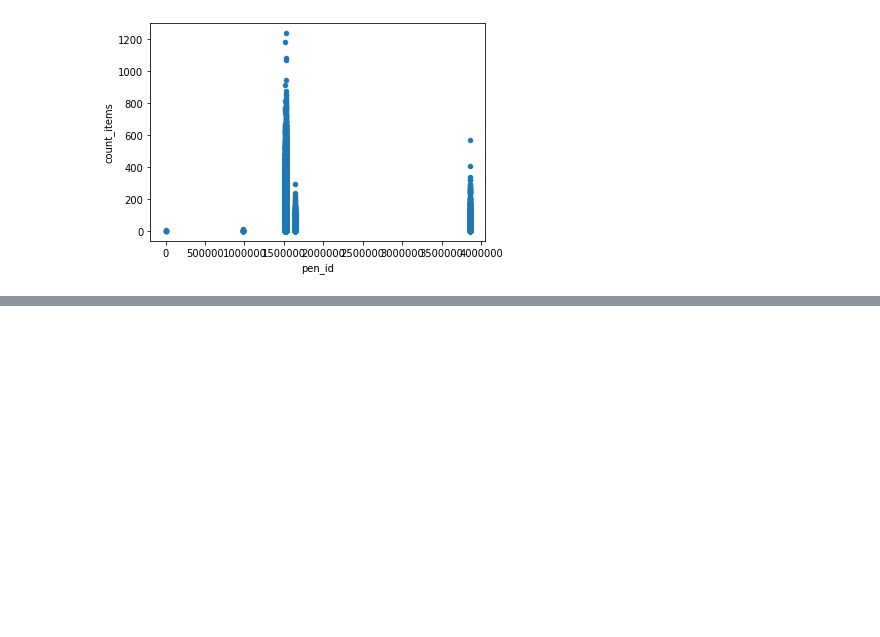
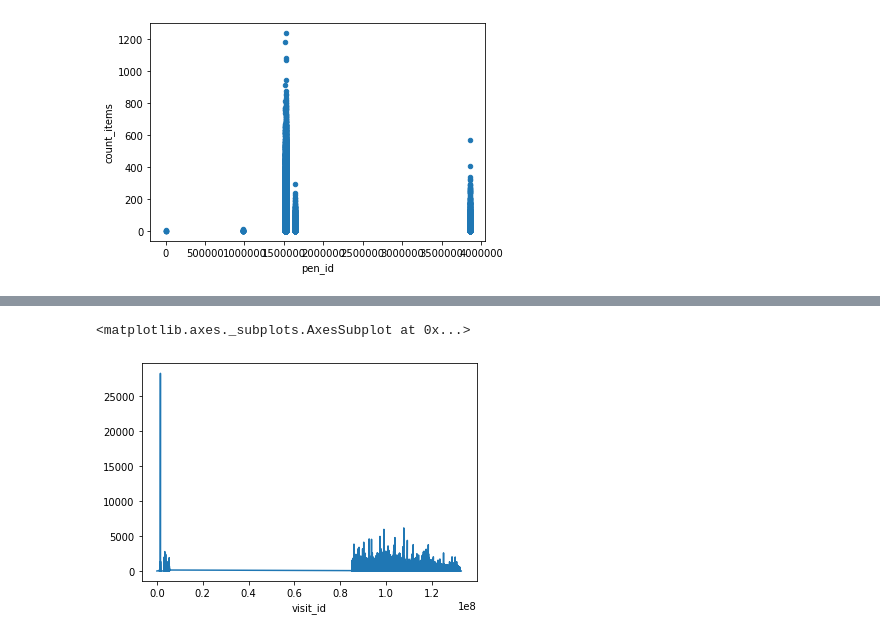
Before and after one commit to ShirinStar/Pen_Data_Dictionary, a Jupyter notebook: data/Pens Activity overview.ipynb, the cells around one changed output, grey strips where cells are left out. Saved outputs shown, nothing was run; the diff lists cells and outputs as text; code cells hidden in the pictures; blank space fills up the shorter version.

Commit message:
pen activity analysis

```diff
--- a/data/Pens Activity overview.ipynb
+++ b/data/Pens Activity overview.ipynb
@@ -276,0 +293,6 @@ by_items.plot(x='pen_id', y='count_items', kind='scatter')
+# %%
+sum_per_visit = pensActivity.groupby(["visit_id"]).count_items.sum()
+sum_per_visit.plot()
+# %% [output]
+<matplotlib.axes._subplots.AxesSubplot at 0x...>
+[figure, added]
```
Also changed, not shown: parts of 9 cells of this notebook.
